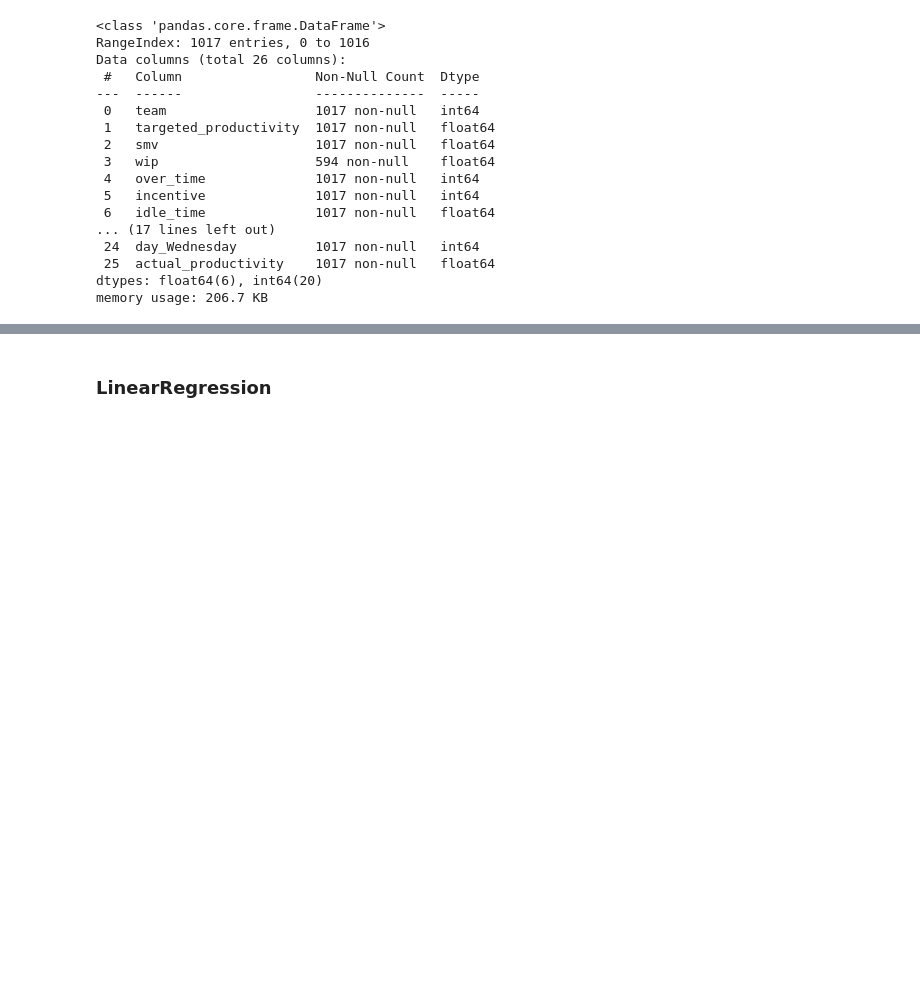
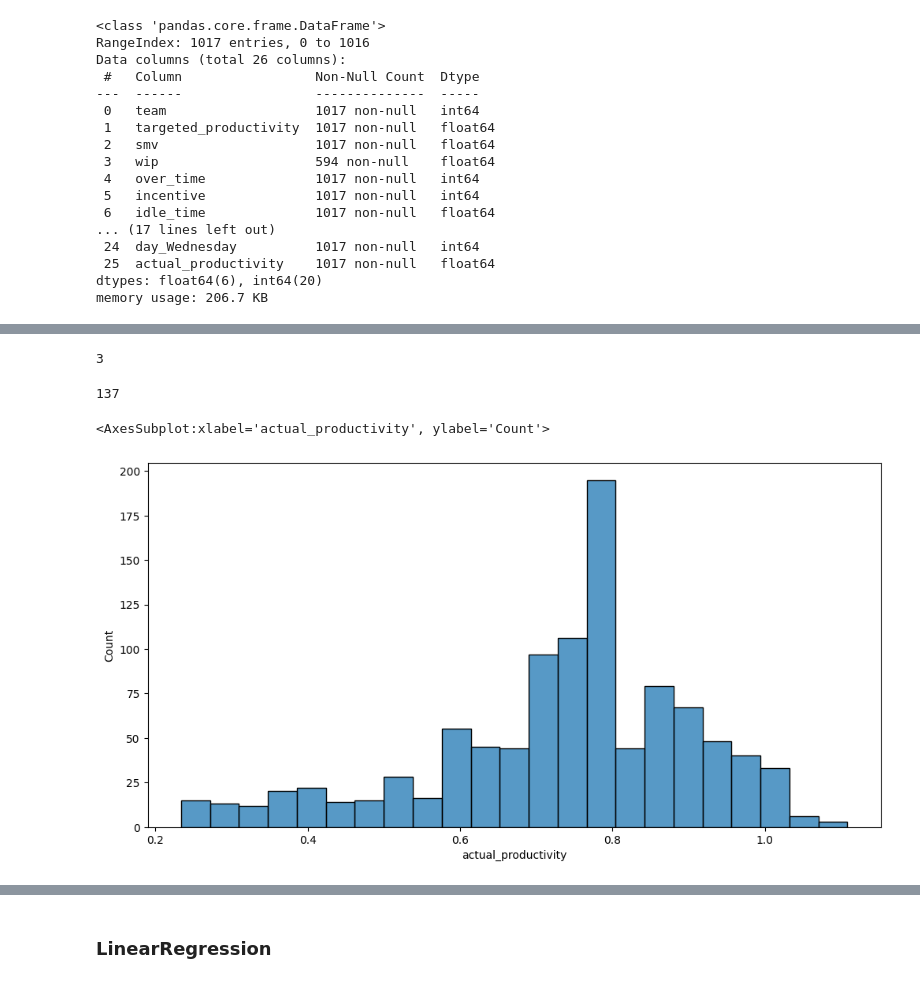
Before and after one commit to ijazkhan101/Machine-Learning-with-Python-20Days, a Jupyter notebook: MLDay08/employee_proformance.ipynb, the cells around one changed output, grey strips where cells are left out. Cells and saved outputs as stored; diff of their text form; code cells hidden in the pictures; blank space fills up the shorter version.

```diff
--- a/MLDay08/employee_proformance.ipynb
+++ b/MLDay08/employee_proformance.ipynb
@@ -91,0 +196,14 @@ df_test["wip"]=df_train["wip"].fillna(df_train["wip"].mean())
+# %%
+df_train['no_of_style_change'].nunique()
+# %% [output]
+3
+# %%
+df_train['over_time'].nunique()
+# %% [output]
+137
+# %%
+# Actual productivity ki range dekhny k liye k kahan se kahan tk lie krti h productivity
+sns.histplot(df_train['actual_productivity'], kde=False)
+# %% [output]
+<AxesSubplot:xlabel='actual_productivity', ylabel='Count'>
+[figure, added]
```
Also changed, not shown: parts of 91 cells of this notebook.
